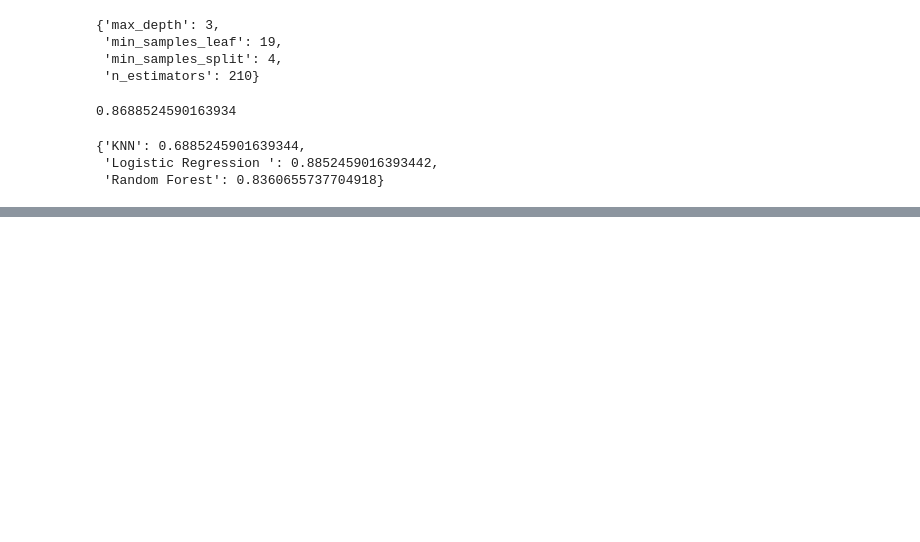
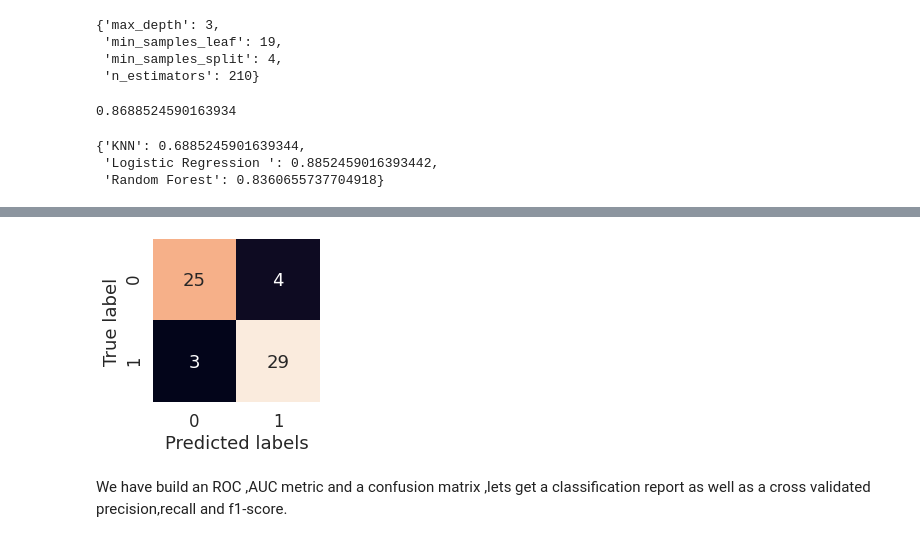
Before and after one commit to Aahra/End-to-End-Heart-Disease-classification-Milestone-Project-1-, a Jupyter notebook: End_to_end_Heart_disease_classification_.ipynb, the cells around one changed output, grey strips where cells are left out. Saved outputs shown, nothing was run; the diff lists cells and outputs as text; code cells hidden in the pictures; blank space fills up the shorter version.

```diff
--- a/End_to_end_Heart_disease_classification_.ipynb
+++ b/End_to_end_Heart_disease_classification_.ipynb
@@ -596,0 +659,4 @@ model_scores
+# %%
+#ake  predictions with tuned model
+y_preds = gs_log_reg.predict(X_test)
+y_preds
@@ -596,0 +695,19 @@ model_scores
+# %%
+sns.set(font_scale= 1.5)
+
+def plot_conf_mat(Y_test,y_preds):
+  """
+  plots a nice looking confusion matrix using Seaborn's heatmap()
+  """
+  fig,ax=plt.subplots(figsize= (3,3))
+  ax=sns.heatmap(confusion_matrix(Y_test,y_preds),
+                 annot= True,
+                 cbar = False)
+  plt.xlabel("Predicted labels")
+  plt.ylabel("True label")
+
+plot_conf_mat(Y_test,y_preds)
+# %% [output]
+[figure, added]
+# %% [markdown]
+We have  build  an ROC ,AUC metric and a confusion matrix  ,lets get a classification report as  well as a cross validated precision,recall and f1-score.
```
Also changed, not shown: parts of 13 cells of this notebook.
